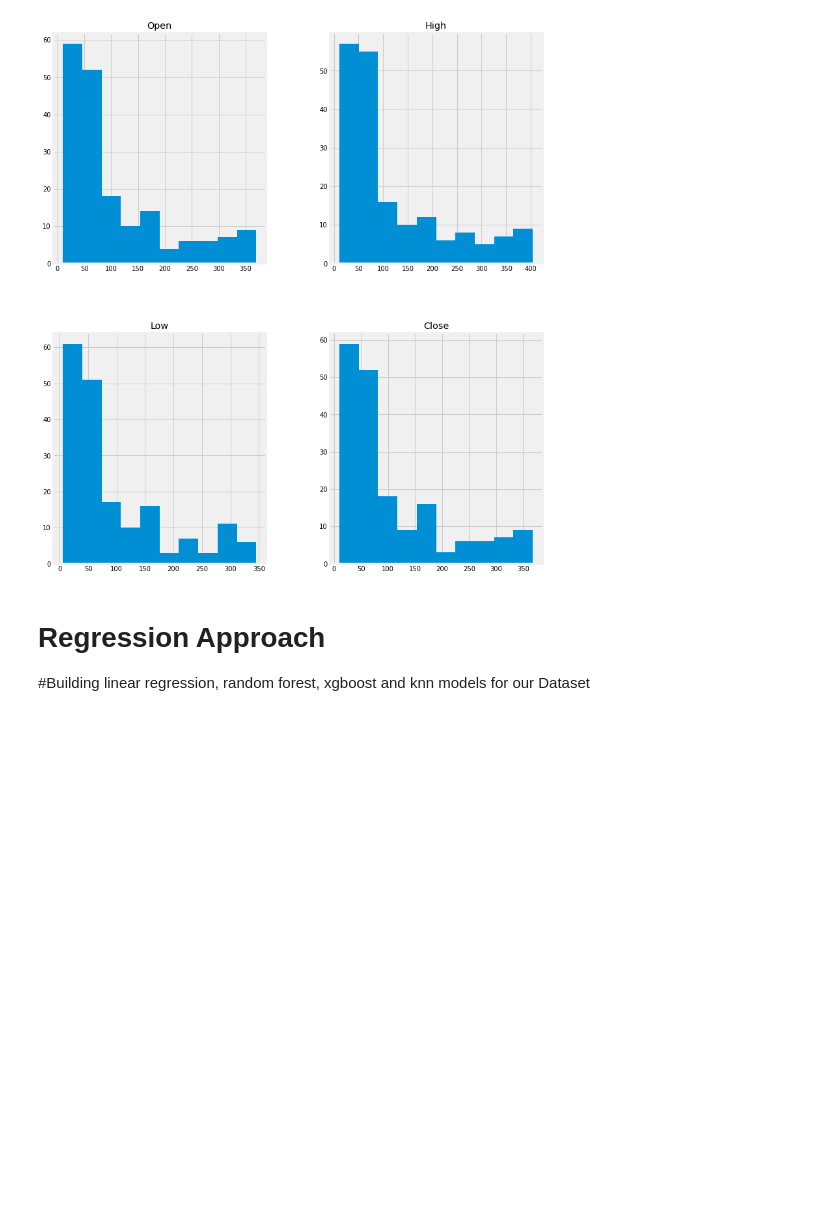
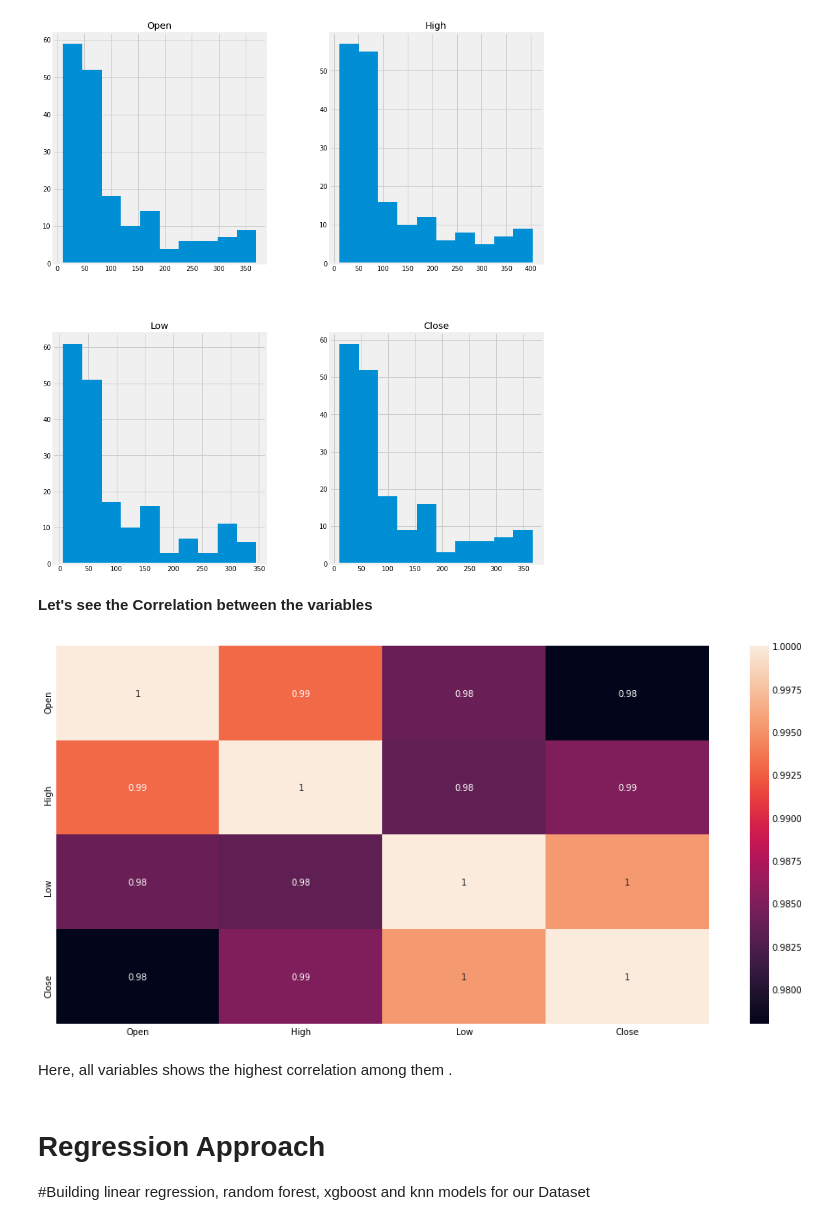
Before and after one commit to saurabh423/Yes-Bank-Stock-Closing-Price-Prediction, a Jupyter notebook: Capstone_Project_2(Group_Notebook)_Yes_Bank_Stock_Closing_Price_Prediction.ipynb, the cells around one changed output. Saved outputs shown, nothing was run; the diff lists cells and outputs as text; code cells hidden in the pictures; blank space fills up the shorter version.

```diff
--- a/Capstone_Project_2(Group_Notebook)_Yes_Bank_Stock_Closing_Price_Prediction.ipynb
+++ b/Capstone_Project_2(Group_Notebook)_Yes_Bank_Stock_Closing_Price_Prediction.ipynb
@@ -207,6 +223,16 @@ df.hist(ax = ax)
 plt.show()
 # %% [output]
 [figure]
+# %% [markdown]
+**Let's see the Correlation between the variables**
+# %%
+plt.figure(figsize=(15,8))
+sns.heatmap(df.corr(), annot = True)
+plt.show()
+# %% [output]
+[figure, added]
+# %% [markdown]
+Here, all variables shows the highest correlation among them .
 # %% [markdown]
 # **Regression Approach**
 
```
Also changed, not shown: parts of 7 cells of this notebook.
